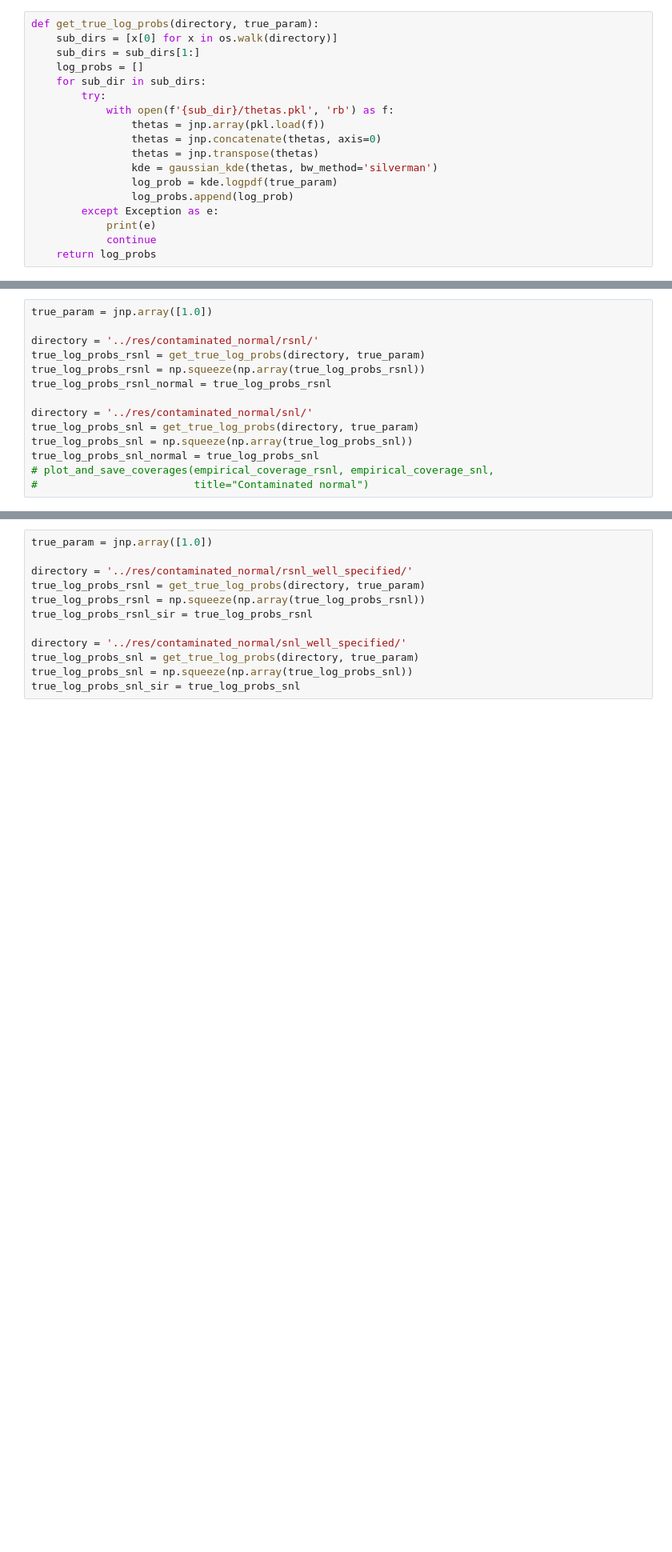
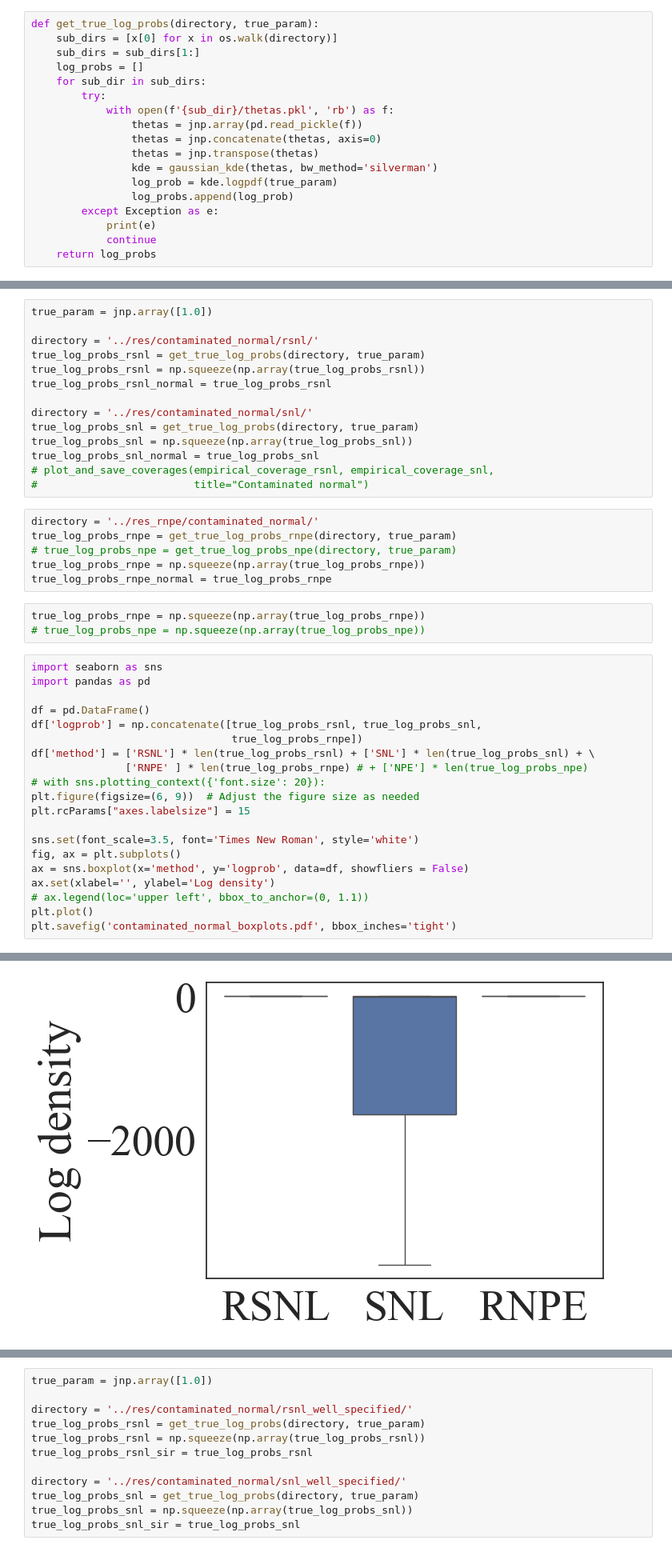
Before and after one commit to RyanJafefKelly/rsnl, a Jupyter notebook: notebooks/boxplots_plots.ipynb, the cells around one changed output, grey strips where cells are left out. Shown at 80% size. Saved outputs shown, nothing was run; the diff lists cells and outputs as text; blank space fills up the shorter version.

Commit message:
Update notebooks - RNPE

```diff
--- a/notebooks/boxplots_plots.ipynb
+++ b/notebooks/boxplots_plots.ipynb
@@ -13,7 +14,7 @@ def get_true_log_probs(directory, true_param):
     for sub_dir in sub_dirs:
         try:
             with open(f'{sub_dir}/thetas.pkl', 'rb') as f:
-                thetas = jnp.array(pkl.load(f))
+                thetas = jnp.array(pd.read_pickle(f))
                 thetas = jnp.concatenate(thetas, axis=0)
                 thetas = jnp.transpose(thetas)
                 kde = gaussian_kde(thetas, bw_method='silverman')
@@ -56,3 +94,33 @@ true_log_probs_snl = np.squeeze(np.array(true_log_probs_snl))
 true_log_probs_snl_normal = true_log_probs_snl
 # plot_and_save_coverages(empirical_coverage_rsnl, empirical_coverage_snl,
 #                         title="Contaminated normal")
+# %%
+directory = '../res_rnpe/contaminated_normal/'
+true_log_probs_rnpe = get_true_log_probs_rnpe(directory, true_param)
+# true_log_probs_npe = get_true_log_probs_npe(directory, true_param)
+true_log_probs_rnpe = np.squeeze(np.array(true_log_probs_rnpe))
+true_log_probs_rnpe_normal = true_log_probs_rnpe
+# %%
+true_log_probs_rnpe = np.squeeze(np.array(true_log_probs_rnpe))
+# true_log_probs_npe = np.squeeze(np.array(true_log_probs_npe))
+# %%
+import seaborn as sns
+import pandas as pd
+
+df = pd.DataFrame()
+df['logprob'] = np.concatenate([true_log_probs_rsnl, true_log_probs_snl,
+                                true_log_probs_rnpe])
+df['method'] = ['RSNL'] * len(true_log_probs_rsnl) + ['SNL'] * len(true_log_probs_snl) + \
+               ['RNPE' ] * len(true_log_probs_rnpe) # + ['NPE'] * len(true_log_probs_npe)
+# with sns.plotting_context({'font.size': 20}):
+plt.figure(figsize=(6, 9))  # Adjust the figure size as needed
+plt.rcParams["axes.labelsize"] = 15
+
+sns.set(font_scale=3.5, font='Times New Roman', style='white')
+fig, ax = plt.subplots()
+ax = sns.boxplot(x='method', y='logprob', data=df, showfliers = False)
+ax.set(xlabel='', ylabel='Log density')
+# ax.legend(loc='upper left', bbox_to_anchor=(0, 1.1))
+plt.plot()
+plt.savefig('contaminated_normal_boxplots.pdf', bbox_inches='tight')
+# %% [output]
@@ -58,0 +128 @@ true_log_probs_snl_normal = true_log_probs_snl
+[figure, added]
```
Also changed, not shown: parts of 19 cells of this notebook, 20 other files.
